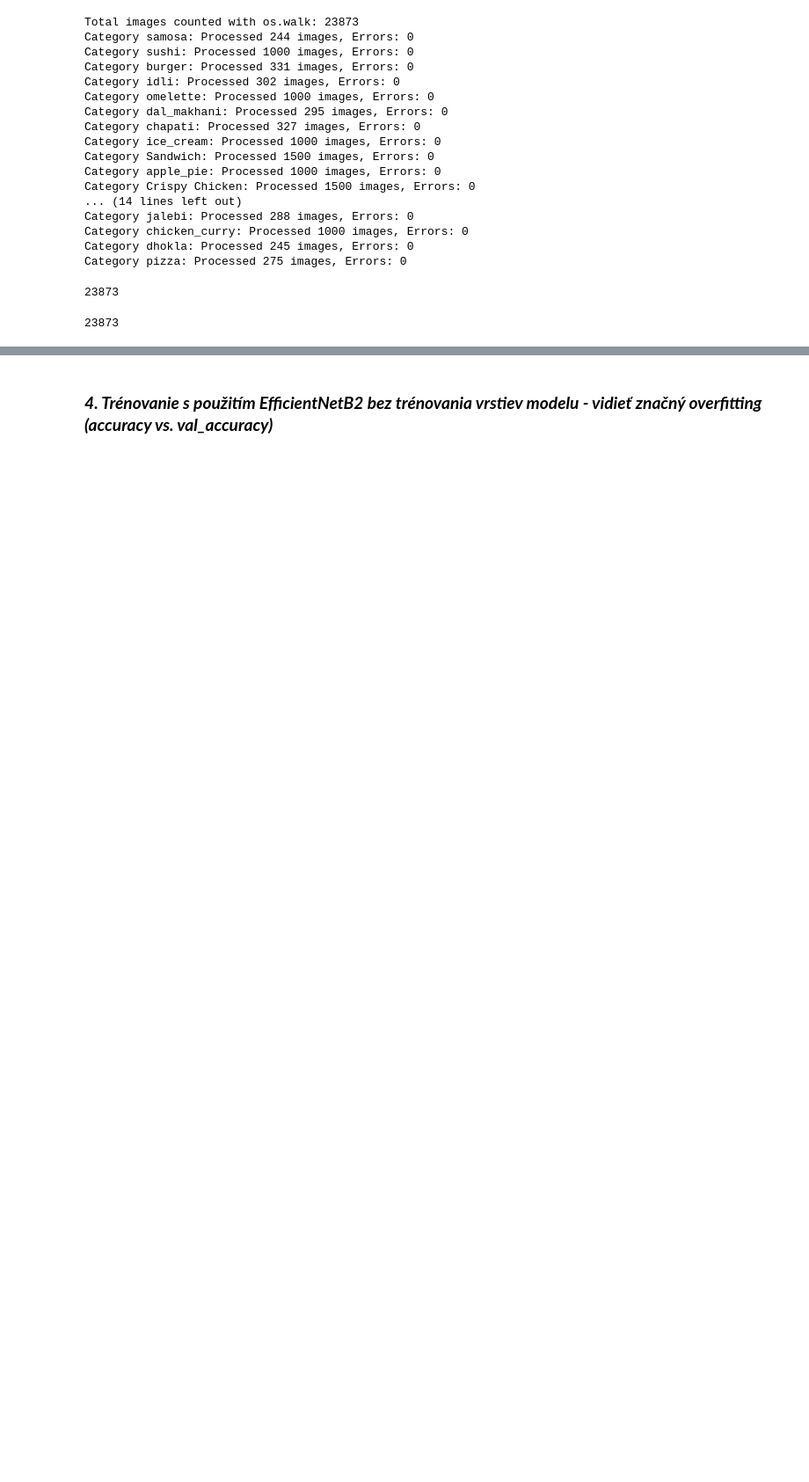
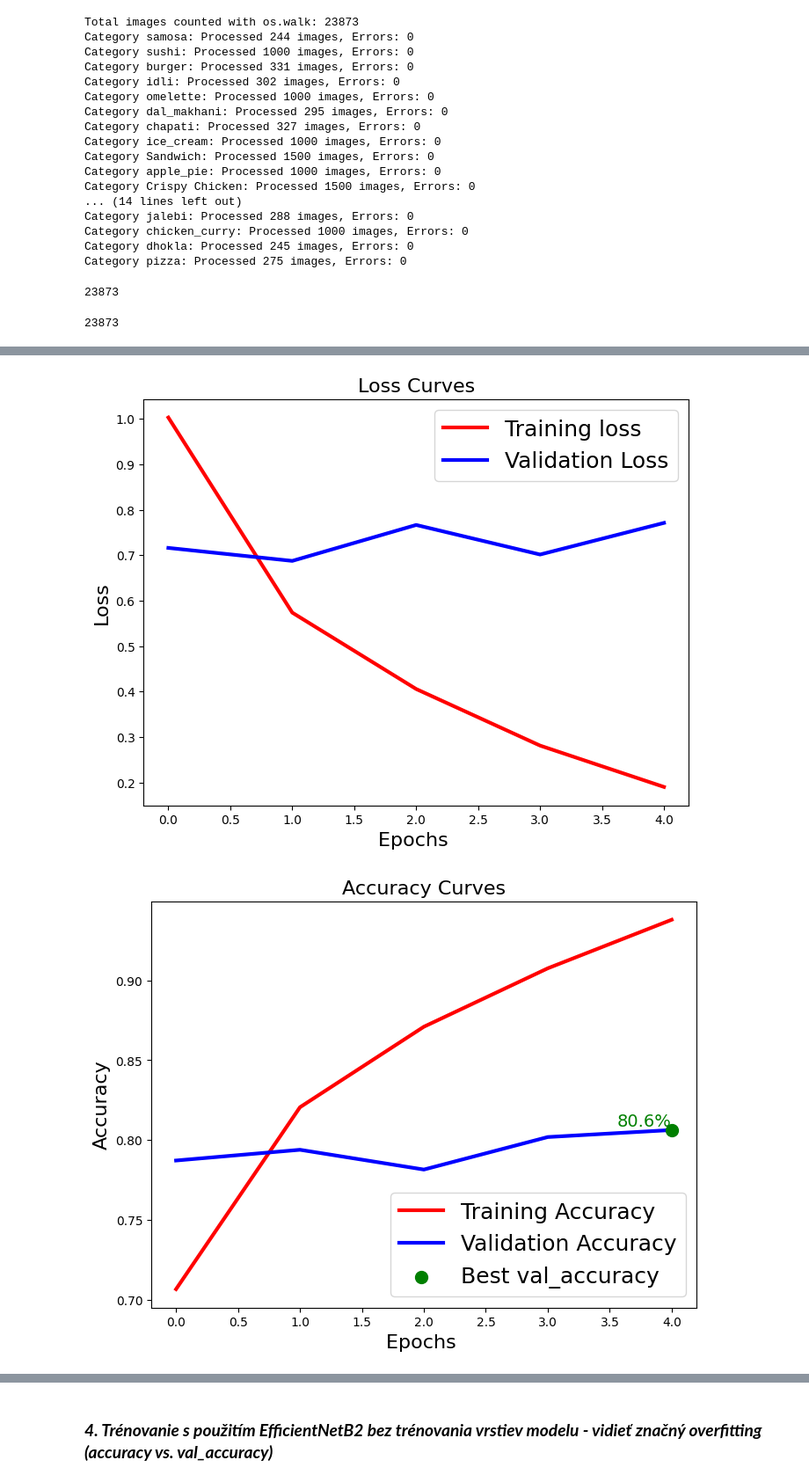
Before and after one commit to lukasgala19/FINAL_PROJECT, a Jupyter notebook: Závěrečný_projekt.ipynb, the cells around one changed output, grey strips where cells are left out. Shown at 88% size. Cells and saved outputs as stored; diff of their text form; code cells hidden in the pictures; blank space fills up the shorter version.

```diff
--- a/Závěrečný_projekt.ipynb
+++ b/Závěrečný_projekt.ipynb
@@ -364,27 +391,36 @@ len(y)
 # Definícia cesty k dátam
 data_dir_path = Path("food_data/Food Classification dataset")
 
-# 1. Vytvorte generátor dát
-train_datagen = ImageDataGenerator(
+# 1. Vytvorte generátory dát
+train_datagen_MN2 = ImageDataGenerator(
+    preprocessing_function=preprocess_input_mobilenet,
+    validation_split=0.2
+)
+
+validation_datagen_MN2 = ImageDataGenerator(
     preprocessing_function=preprocess_input_mobilenet,
     validation_split=0.2
 )
 
 # 2. Vytvorte generátory pre trénovanie a validáciu
-train_generator = train_datagen.flow_from_directory(
+train_generator_MN2 = train_datagen_MN2.flow_from_directory(
     data_dir_path,
     target_size=(224, 224),
     batch_size=16,
     class_mode='categorical',
-    subset='training'
+    subset='training',
+    seed=42,
+    shuffle=True,
 )
 
-validation_generator = train_datagen.flow_from_directory(
+validation_generator_MN2 = validation_datagen_MN2.flow_from_directory(
     data_dir_path,
     target_size=(224, 224),
     batch_size=16,
     class_mode='categorical',
-    subset='validation'
+    subset='validation',
+    seed=42,
+    shuffle=False,
 )
 
 # 3. Načítajte model s menšou veľkosťou
@@ -394,7 +430,7 @@ base_model = MobileNetV2(weights='imagenet', include_top=False, input_shape=(224
 x = base_model.output
 x = GlobalAveragePooling2D()(x)
 x = Dense(512, activation='relu')(x)
-predictions = Dense(train_generator.num_classes, activation='softmax')(x)
+predictions = Dense(train_generator_MN2.num_classes, activation='softmax')(x)
 
 # 5. Vytvorte model
 model = Model(inputs=base_model.input, outputs=predictions)
@@ -424,7 +460,7 @@ early = EarlyStopping(
 
 save = ModelCheckpoint(
     # kam uložit model
-    filepath="best_model.keras",
+    filepath="best_model_MN2.keras",
     # sleduj přesnost u validačních dat
     monitor="val_accuracy",
     # ulož vždy jen jeden soubor s nejlepší hodnotou metriky
@@ -437,9 +473,9 @@ save = ModelCheckpoint(
 
 
 # 8. Trénujte model s generátormi bez parametra workers
-history = model.fit(
-    train_generator,
-    validation_data=validation_generator,
+history_MN2 = model.fit(
+    train_generator_MN2,
+    validation_data= validation_generator_MN2,
     epochs=5, callbacks=[early, save]
 )
 # %% [output]
@@ -460 +495,6 @@ Epoch 5/5
+# %%
+plot_history(history_MN2)
+# %% [output]
+[figure, added]
+[figure, added]
 # %% [markdown]
```
Also changed, not shown: parts of 26 cells of this notebook.
